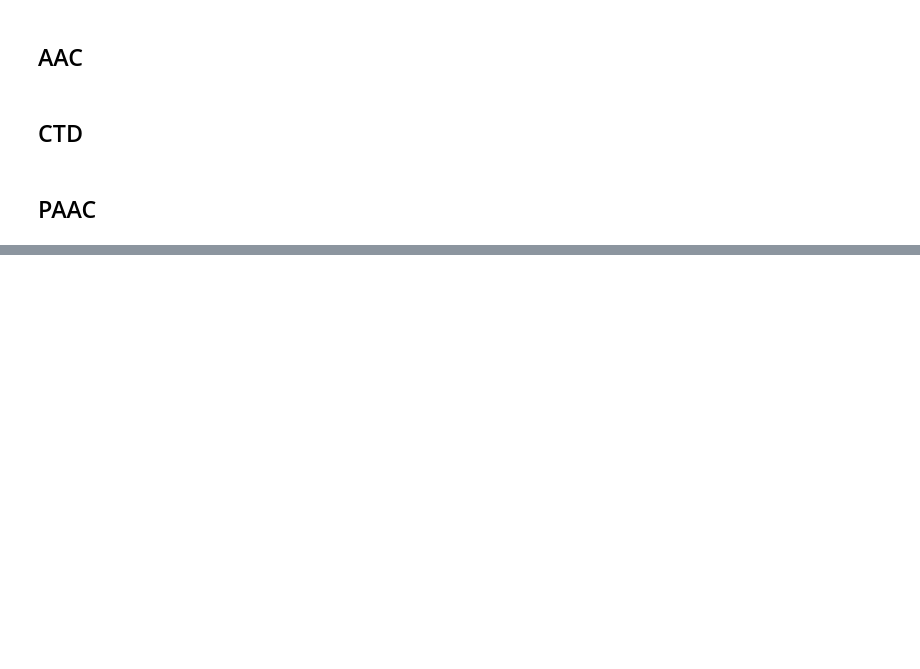
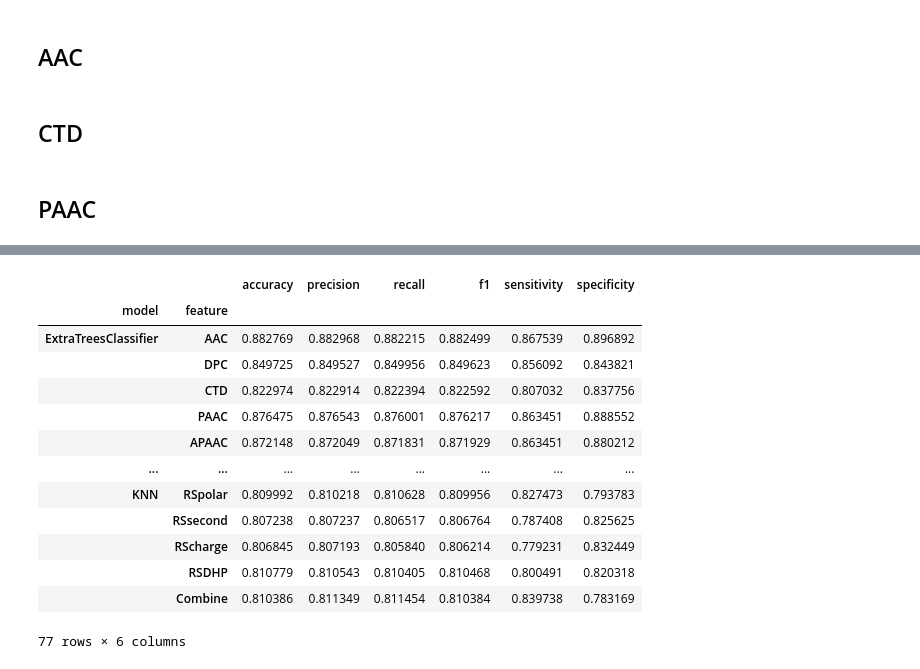
Before and after one commit to DevinDeSilva/DruggableProtienPrediction, a Jupyter notebook: hyperparameter_vizualization.ipynb, the cells around one changed output, grey strips where cells are left out. Drawn from its saved outputs; the diff is of its cells as text; code cells hidden in the pictures; blank space fills up the shorter version.

```diff
--- a/hyperparameter_vizualization.ipynb
+++ b/hyperparameter_vizualization.ipynb
@@ -82,0 +130,19 @@ optuna.visualization.plot_contour(study, params=['n_estimators', 'max_depth'])
+# %%
+unoptimized = pd.read_csv("artifacts/base_clf_results.csv")
+unoptimized = unoptimized.set_index(["model","feature"])
+unoptimized
+# %% [output]
+|  |  | accuracy | precision | recall | f1 | sensitivity | specificity |
+| model | feature |  |  |  |  |  |  |
+| ExtraTreesClassifier | AAC | 0.882769 | 0.882968 | 0.882215 | 0.882499 | 0.867539 | 0.896892 |
+|  | DPC | 0.849725 | 0.849527 | 0.849956 | 0.849623 | 0.856092 | 0.843821 |
+|  | CTD | 0.822974 | 0.822914 | 0.822394 | 0.822592 | 0.807032 | 0.837756 |
+|  | PAAC | 0.876475 | 0.876543 | 0.876001 | 0.876217 | 0.863451 | 0.888552 |
+|  | APAAC | 0.872148 | 0.872049 | 0.871831 | 0.871929 | 0.863451 | 0.880212 |
+| ... | ... | ... | ... | ... | ... | ... | ... |
+| KNN | RSpolar | 0.809992 | 0.810218 | 0.810628 | 0.809956 | 0.827473 | 0.793783 |
+|  | RSsecond | 0.807238 | 0.807237 | 0.806517 | 0.806764 | 0.787408 | 0.825625 |
+|  | RScharge | 0.806845 | 0.807193 | 0.805840 | 0.806214 | 0.779231 | 0.832449 |
+|  | RSDHP | 0.810779 | 0.810543 | 0.810405 | 0.810468 | 0.800491 | 0.820318 |
+|  | Combine | 0.810386 | 0.811349 | 0.811454 | 0.810384 | 0.839738 | 0.783169 |
+77 rows × 6 columns
```
Also changed, not shown: parts of 6 cells of this notebook, 52 other files.
